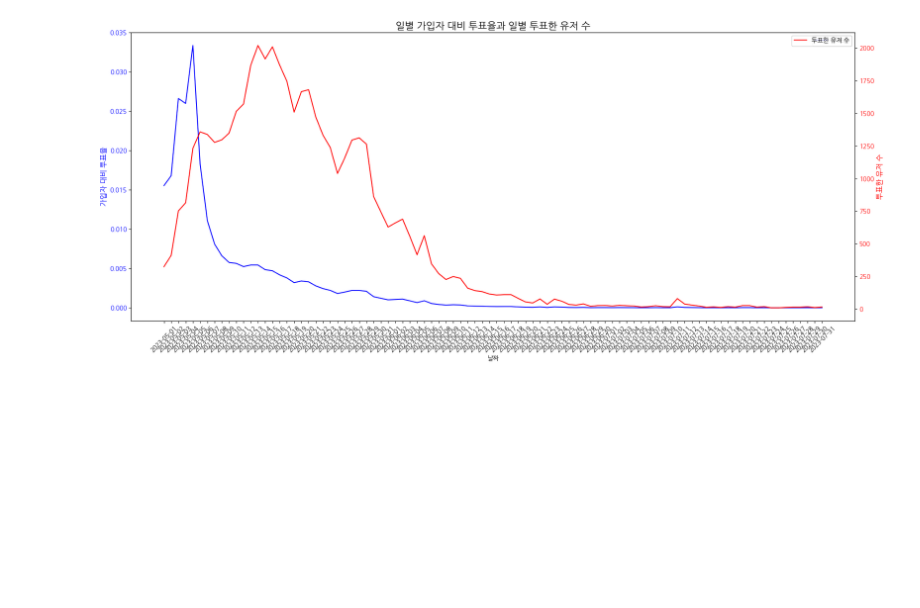
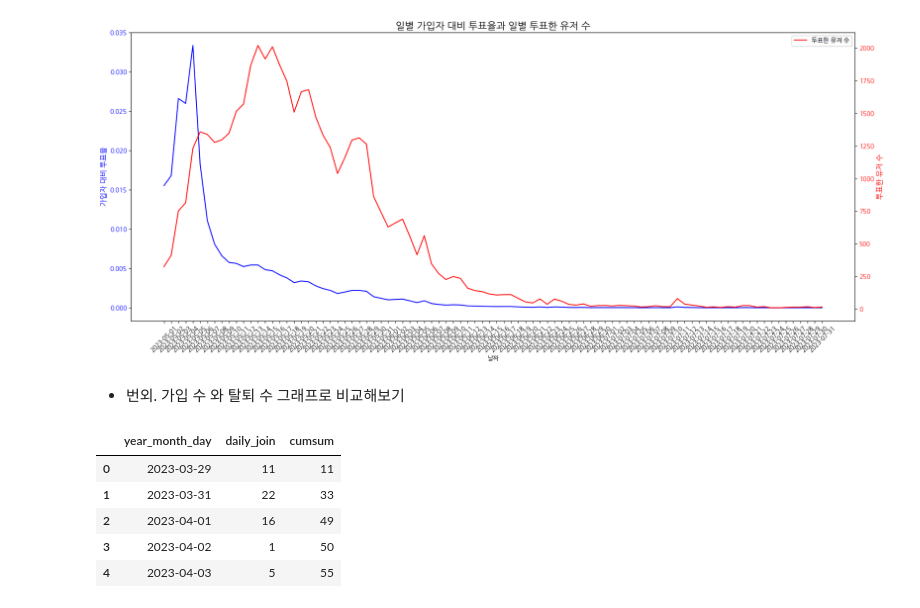
Before and after one commit to saeraniren/advanced_project, a Jupyter notebook: eda_kpi_hj.ipynb, the cells around one changed output. Saved outputs shown, nothing was run; the diff lists cells and outputs as text; code cells hidden in the pictures; blank space fills up the shorter version.

Commit message:
add vote table eda

```diff
--- a/eda_kpi_hj.ipynb
+++ b/eda_kpi_hj.ipynb
@@ -492,3 +492,15 @@ plt.tight_layout()
 plt.show()
 # %% [output]
 [figure]
+# %% [markdown]
+- 번외. 가입 수 와 탈퇴 수 그래프로 비교해보기
+# %%
+daily_join_user_df['cumsum'] = daily_join_user_df['daily_join'].cumsum()
+daily_join_user_df.head()
+# %% [output]
+|  | year_month_day | daily_join | cumsum |
+| 0 | 2023-03-29 | 11 | 11 |
+| 1 | 2023-03-31 | 22 | 33 |
+| 2 | 2023-04-01 | 16 | 49 |
+| 3 | 2023-04-02 | 1 | 50 |
+| 4 | 2023-04-03 | 5 | 55 |
```
Also changed, not shown: parts of 3 cells of this notebook.
